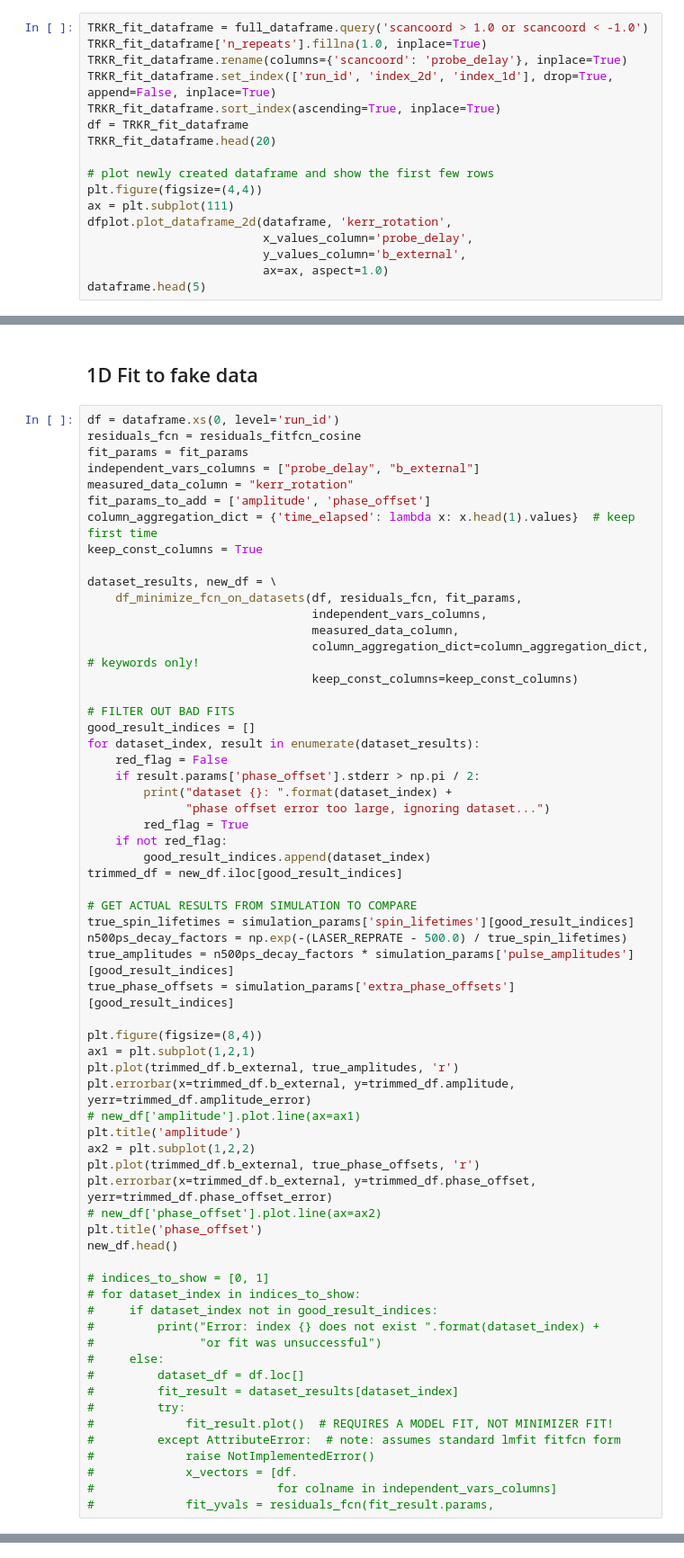
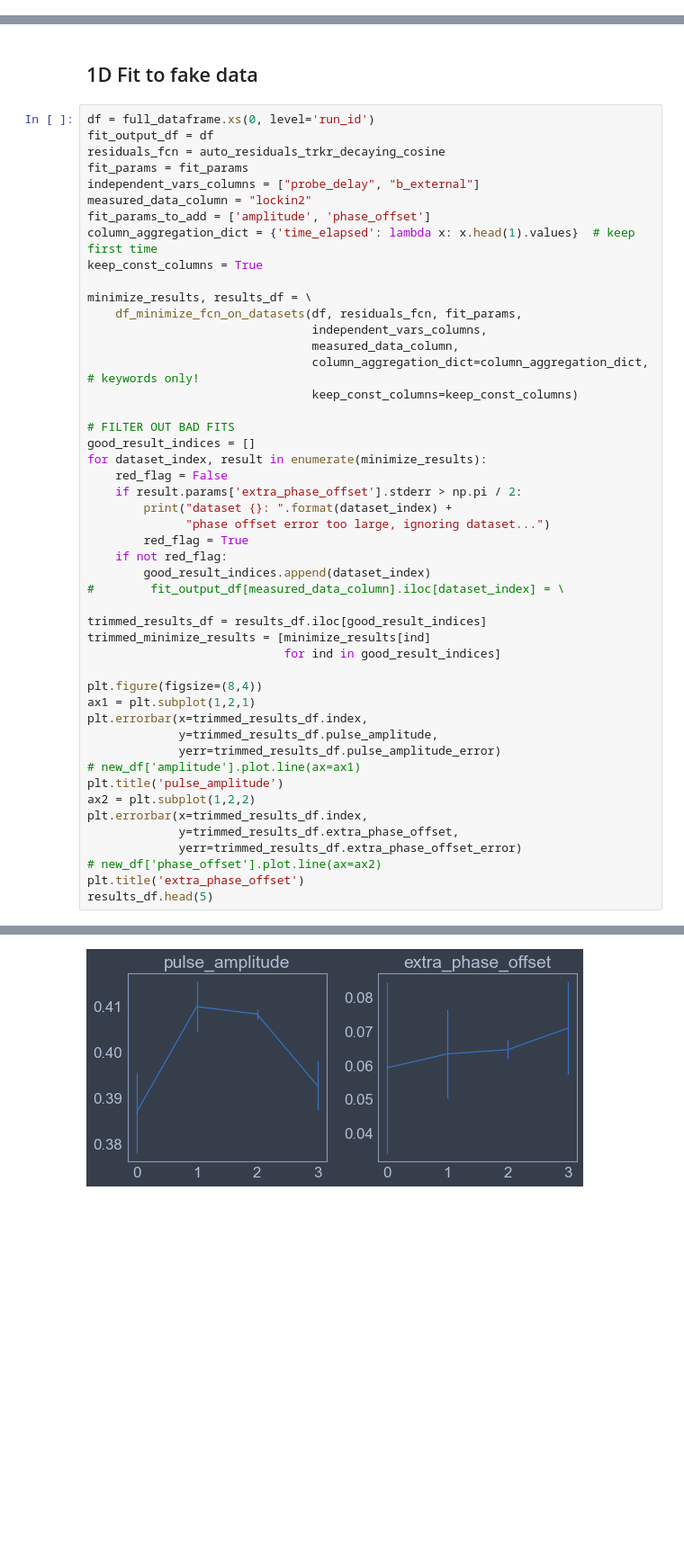
Before and after one commit to mwmacmahon/experimentdataanalysis, a Jupyter notebook: example_processing_joe_trkr.ipynb, the cells around one changed output, grey strips where cells are left out. Shown at 90% size. Saved outputs shown, nothing was run; the diff lists cells and outputs as text; blank space fills up the shorter version.

```diff
--- a/example_processing_joe_trkr.ipynb
+++ b/example_processing_joe_trkr.ipynb
@@ -146,17 +27,0 @@ full_dataframe = pd.concat(dataframes_list)
-# %%
-TRKR_fit_dataframe = full_dataframe.query('scancoord > 1.0 or scancoord < -1.0')
-TRKR_fit_dataframe['n_repeats'].fillna(1.0, inplace=True)
-TRKR_fit_dataframe.rename(columns={'scancoord': 'probe_delay'}, inplace=True)
-TRKR_fit_dataframe.set_index(['run_id', 'index_2d', 'index_1d'], drop=True, append=False, inplace=True)
-TRKR_fit_dataframe.sort_index(ascending=True, inplace=True)
-df = TRKR_fit_dataframe
-TRKR_fit_dataframe.head(20)
-
-# plot newly created dataframe and show the first few rows
-plt.figure(figsize=(4,4))
-ax = plt.subplot(111)
-dfplot.plot_dataframe_2d(dataframe, 'kerr_rotation',
-                         x_values_column='probe_delay',
-                         y_values_column='b_external',
-                         ax=ax, aspect=1.0)
-dataframe.head(5)
@@ -269,16 +329,17 @@ for param_name, param_guess_dict in params_guesses:
 # %% [markdown]
 ## 1D Fit to fake data
 # %%
-df = dataframe.xs(0, level='run_id')
-residuals_fcn = residuals_fitfcn_cosine
+df = full_dataframe.xs(0, level='run_id')
+fit_output_df = df
+residuals_fcn = auto_residuals_trkr_decaying_cosine
 fit_params = fit_params
 independent_vars_columns = ["probe_delay", "b_external"]
-measured_data_column = "kerr_rotation"
+measured_data_column = "lockin2"
 fit_params_to_add = ['amplitude', 'phase_offset']
 column_aggregation_dict = {'time_elapsed': lambda x: x.head(1).values}  # keep first time
 keep_const_columns = True
 
-dataset_results, new_df = \
+minimize_results, results_df = \
     df_minimize_fcn_on_datasets(df, residuals_fcn, fit_params,
                                 independent_vars_columns,
                                 measured_data_column,
@@ -287,47 +348,32 @@ dataset_results, new_df = \
 
 # FILTER OUT BAD FITS
 good_result_indices = []
-for dataset_index, result in enumerate(dataset_results):
+for dataset_index, result in enumerate(minimize_results):
     red_flag = False
-    if result.params['phase_offset'].stderr > np.pi / 2:
+    if result.params['extra_phase_offset'].stderr > np.pi / 2:
         print("dataset {}: ".format(dataset_index) +
               "phase offset error too large, ignoring dataset...")
         red_flag = True
     if not red_flag:
         good_result_indices.append(dataset_index)
-trimmed_df = new_df.iloc[good_result_indices]
+#        fit_output_df[measured_data_column].iloc[dataset_index] = \
 
-# GET ACTUAL RESULTS FROM SIMULATION TO COMPARE
-true_spin_lifetimes = simulation_params['spin_lifetimes'][good_result_indices]
-n500ps_decay_factors = np.exp(-(LASER_REPRATE - 500.0) / true_spin_lifetimes)
-true_amplitudes = n500ps_decay_factors * simulation_params['pulse_amplitudes'][good_result_indices]
-true_phase_offsets = simulation_params['extra_phase_offsets'][good_result_indices]
+trimmed_results_df = results_df.iloc[good_result_indices]
+trimmed_minimize_results = [minimize_results[ind]
+                            for ind in good_result_indices]
 
 plt.figure(figsize=(8,4))
 ax1 = plt.subplot(1,2,1)
-plt.plot(trimmed_df.b_external, true_amplitudes, 'r')
-plt.errorbar(x=trimmed_df.b_external, y=trimmed_df.amplitude, yerr=trimmed_df.amplitude_error)
+plt.errorbar(x=trimmed_results_df.index,
+             y=trimmed_results_df.pulse_amplitude,
+             yerr=trimmed_results_df.pulse_amplitude_error)
 # new_df['amplitude'].plot.line(ax=ax1)
-plt.title('amplitude')
+plt.title('pulse_amplitude')
 ax2 = plt.subplot(1,2,2)
-plt.plot(trimmed_df.b_external, true_phase_offsets, 'r')
-plt.errorbar(x=trimmed_df.b_external, y=trimmed_df.phase_offset, yerr=trimmed_df.phase_offset_error)
+plt.errorbar(x=trimmed_results_df.index,
+             y=trimmed_results_df.extra_phase_offset,
+             yerr=trimmed_results_df.extra_phase_offset_error)
 # new_df['phase_offset'].plot.line(ax=ax2)
-plt.title('phase_offset')
-new_df.head()
-
-# indices_to_show = [0, 1]
-# for dataset_index in indices_to_show:
-#     if dataset_index not in good_result_indices:
-#         print("Error: index {} does not exist ".format(dataset_index) +
-#               "or fit was unsuccessful")
-#     else:
-#         dataset_df = df.loc[]
-#         fit_result = dataset_results[dataset_index]
-#         try:
-#             fit_result.plot()  # REQUIRES A MODEL FIT, NOT MINIMIZER FIT!
-#         except AttributeError:  # note: assumes standard lmfit fitfcn form
-#             raise NotImplementedError()
-#             x_vectors = [df.
-#                          for colname in independent_vars_columns]
-#             fit_yvals = residuals_fcn(fit_result.params,
+plt.title('extra_phase_offset')
+results_df.head(5)
+# %% [output]
@@ -333,0 +386 @@ new_df.head()
+[figure, added]
```
Also changed, not shown: parts of 16 cells of this notebook, 9 other files.
